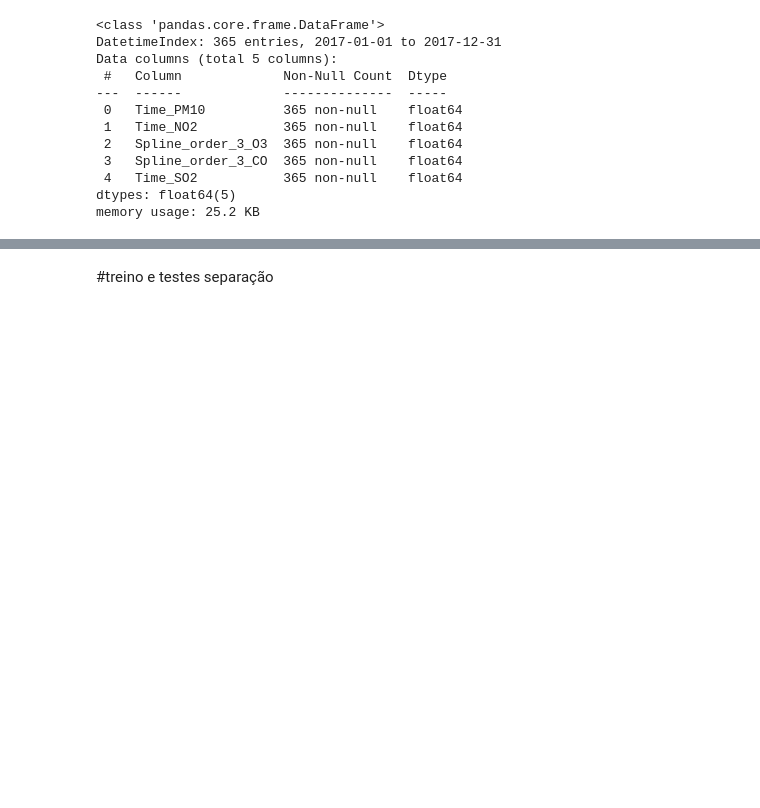
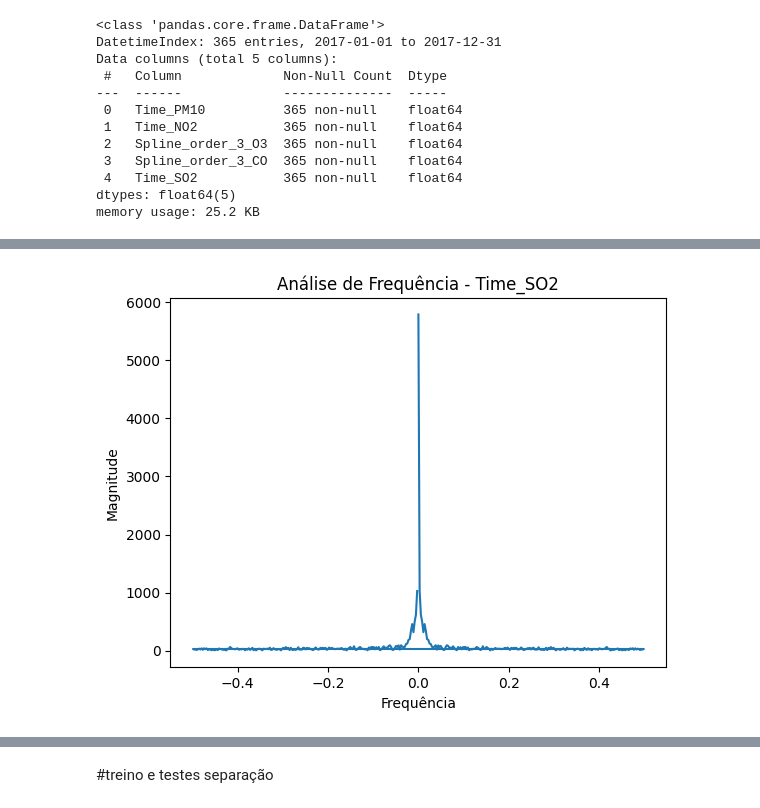
Before and after one commit to metsumesquita/master_degree_UPE, a Jupyter notebook: forecasting.ipynb, the cells around one changed output, grey strips where cells are left out. Saved outputs shown, nothing was run; the diff lists cells and outputs as text; code cells hidden in the pictures; blank space fills up the shorter version.

```diff
--- a/forecasting.ipynb
+++ b/forecasting.ipynb
@@ -1076,0 +1150,15 @@ memory usage: 25.2 KB
+# %%
+import numpy as np
+
+# Calcular a transformada de Fourier
+fft_result = np.fft.fft(Dk1_best_inter['Time_SO2'].dropna())
+frequencies = np.fft.fftfreq(len(fft_result))
+
+# Plotar as frequências
+plt.plot(frequencies, np.abs(fft_result))
+plt.title("Análise de Frequência - Time_SO2")
+plt.xlabel("Frequência")
+plt.ylabel("Magnitude")
+plt.show()
+# %% [output]
+[figure, added]
```
Also changed, not shown: parts of 30 cells of this notebook.
